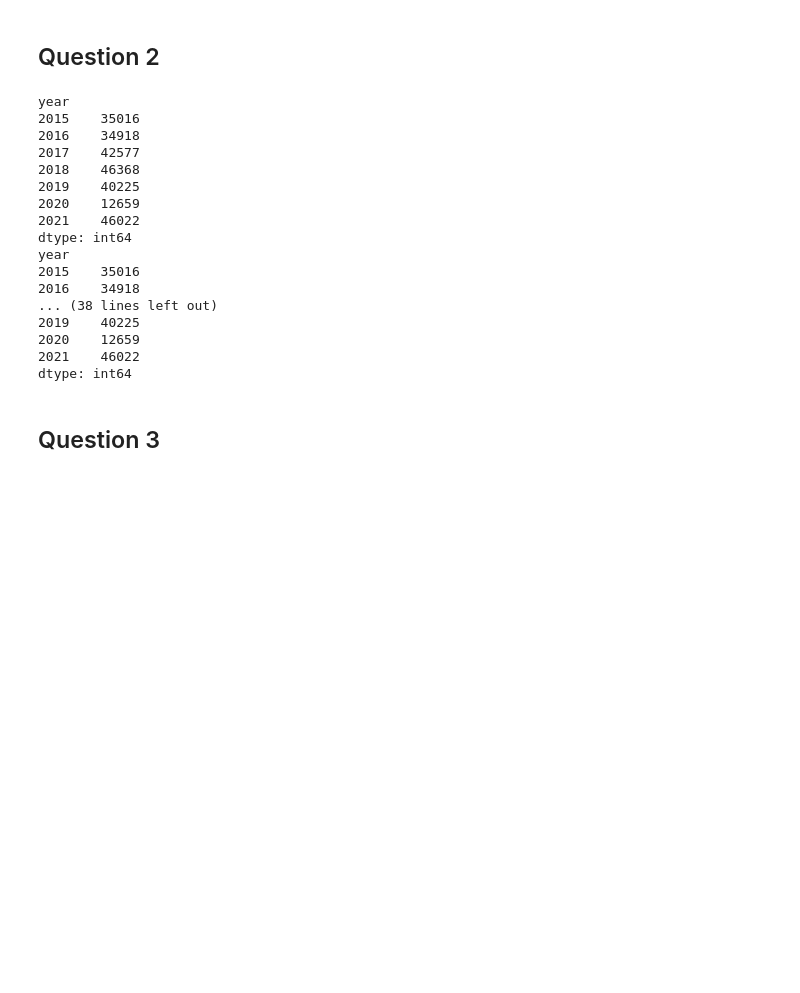
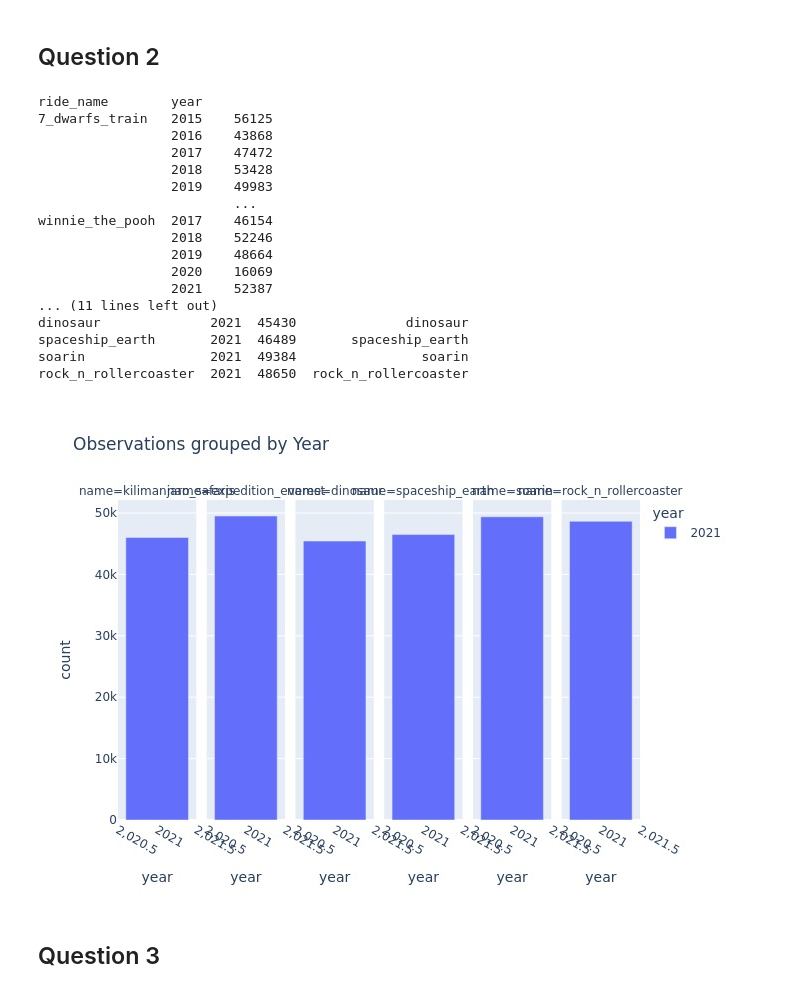
Before and after one commit to dwijenchawra/tdm202, a Jupyter notebook: project8/dwijen-chawra-project8.ipynb, the cells around one changed output. Drawn from its saved outputs; the diff is of its cells as text; code cells hidden in the pictures; blank space fills up the shorter version.

Commit message:
end of r group

```diff
--- a/project8/dwijen-chawra-project8.ipynb
+++ b/project8/dwijen-chawra-project8.ipynb
@@ -51,29 +51,42 @@ pqdata["year"] = pd.to_datetime(pqdata["date"]).dt.year
 # %%
 grouped = pqdata.groupby(['ride_name', 'year']).size()
 
-rides = pqdata["ride_name"][:6] # these are the rides that I want to analyze
+rides = pqdata["ride_name"].unique()[:6] # these are the rides that I want to analyze
 
-fig =
+print(grouped)
+
+counted = pd.DataFrame(columns=["year", "count", "name"], index=rides)
+print(counted)
+
 for name in rides:
-    print(grouped[name])
+    for year in range(2015, 2022):
+        counted.loc[name, "name"] = name
+        counted.loc[name, "year"] = year
+        counted.loc[name, "count"] = grouped.loc[name, year]
+print(counted)
+
+
+fig = px.bar(counted, x="year", y="count", color="year", facet_col="name", title="Observations grouped by Year")
+fig.show(renderer="jpg")
 # %% [output]
-year
-2015    35016
-2016    34918
-2017    42577
-2018    46368
-2019    40225
-2020    12659
-2021    46022
-dtype: int64
-year
-2015    35016
-2016    34918
-... (38 lines left out)
-2019    40225
-2020    12659
-2021    46022
-dtype: int64
+ride_name        year
+7_dwarfs_train   2015    56125
+                 2016    43868
+                 2017    47472
+                 2018    53428
+                 2019    49983
+                         ...
+winnie_the_pooh  2017    46154
+                 2018    52246
+                 2019    48664
+                 2020    16069
+                 2021    52387
+... (11 lines left out)
+dinosaur              2021  45430              dinosaur
+spaceship_earth       2021  46489       spaceship_earth
+soarin                2021  49384                soarin
+rock_n_rollercoaster  2021  48650  rock_n_rollercoaster
+[figure, added]
 # %% [markdown]
 ## Question 3
 # %%
```
